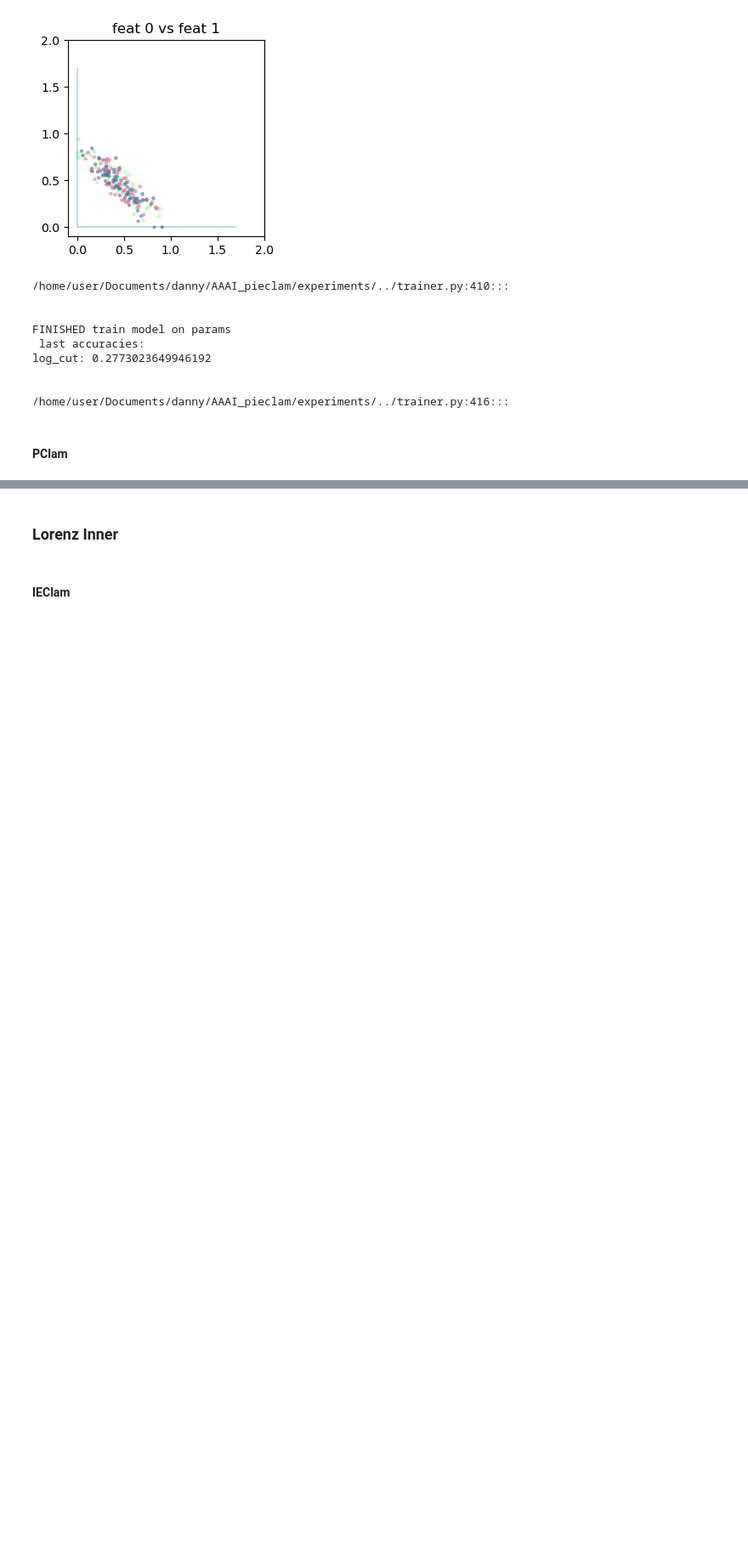
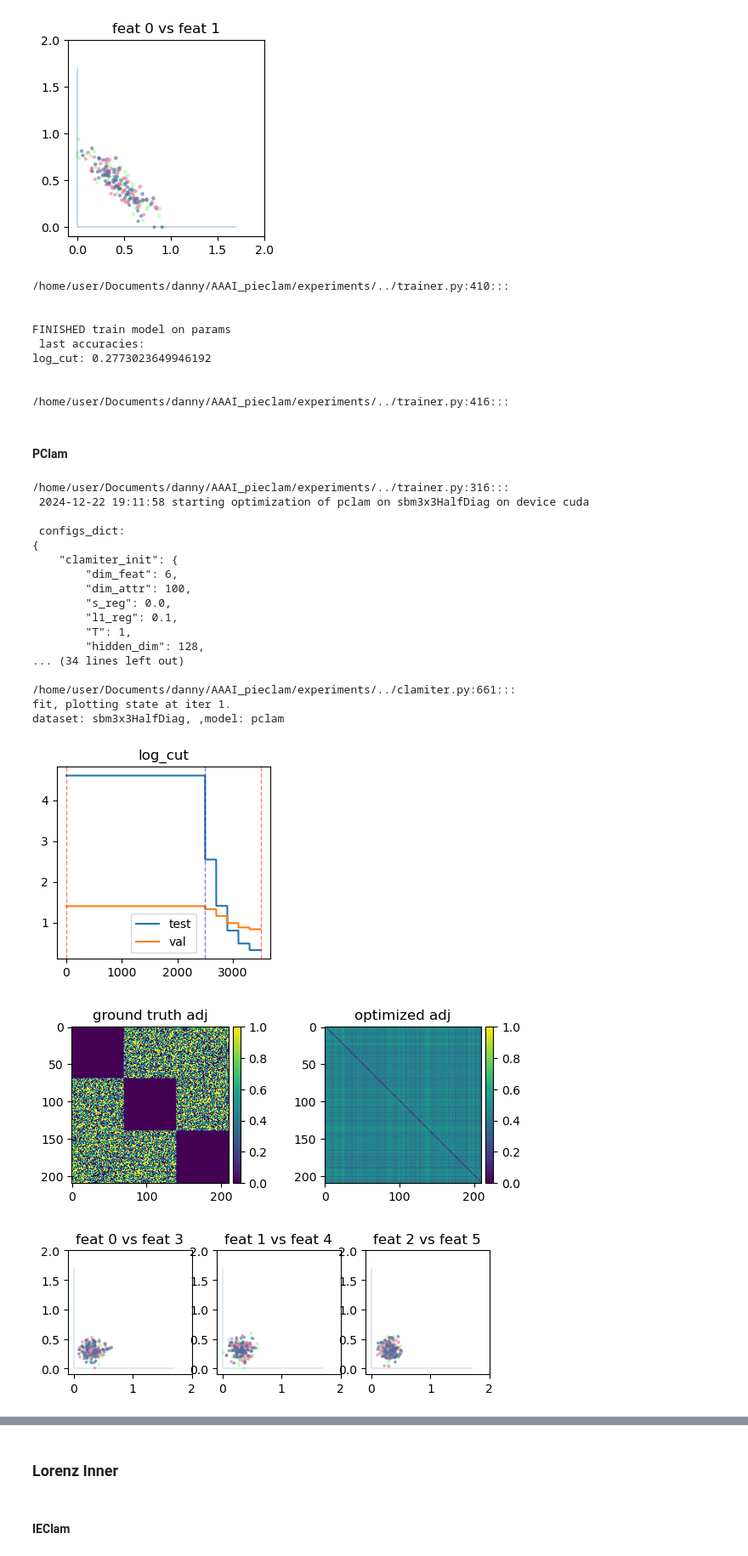
Before and after one commit to JuanCervino/PieClamNonSym, a Jupyter notebook: experiments/distance.ipynb, the cells around one changed output, grey strips where cells are left out. Shown at 85% size. Drawn from its saved outputs; the diff is of its cells as text; code cells hidden in the pictures; blank space fills up the shorter version.

```diff
--- a/experiments/distance.ipynb
+++ b/experiments/distance.ipynb
@@ -194,30 +250,52 @@ log_cut: 0.2773023649946192
 # %%
 # SBM
 config_triplets = [
+                    ['clamiter_init', 'dim_feat', 6],
                     # ['feat_opt', 'n_iter', 2000],
                     # ['feat_opt', 'lr', 0.00003],
                     # ['prior_opt', 'n_iter', 1500],
                     # ['prior_opt', 'lr', 0.0000005],
-                    # ['back_forth','n_back_forth', 50],
+                    ['back_forth','n_back_forth', 1],
                     # ['back_forth', 'first_func_in_fit', 'feat_opt']
                 ]
 
 
 trainer_halfdiag_pclam = Trainer(
                 model_name='pclam',
                 task='distance',
                 device=device,
                 config_triplets_to_change=config_triplets,
                 dataset=ds_sbm_halfdiag.clone()
 )
 # i want to optimize the trainer
 losses_halfdiag_pclam, logcut_halfdiag_pclam, l2_halfdiag_pclam = trainer_halfdiag_pclam.train(
     d = 0.2,
-    plot_every=5,
+    plot_every=1,
     init_feats=True,
     init_type='small_gaus',
     verbose=False,
     verbose_in_funcs=False
 )
 del trainer_halfdiag_pclam.data
 del trainer_halfdiag_pclam.clamiter.prior.model
+# %% [output]
+/home/user/Documents/danny/AAAI_pieclam/experiments/../trainer.py:316:::
+ 2024-12-22 19:11:58 starting optimization of pclam on sbm3x3HalfDiag on device cuda
+
+ configs_dict:
+{
+    "clamiter_init": {
+        "dim_feat": 6,
+        "dim_attr": 100,
+        "s_reg": 0.0,
+        "l1_reg": 0.1,
+        "T": 1,
+        "hidden_dim": 128,
+... (34 lines left out)
+
+/home/user/Documents/danny/AAAI_pieclam/experiments/../clamiter.py:661:::
+fit, plotting state at iter 1.
+dataset: sbm3x3HalfDiag, ,model: pclam
+[figure, added]
+[figure, added]
+[figure, added]
```
Also changed, not shown: parts of 4 cells of this notebook, 6 other files.
